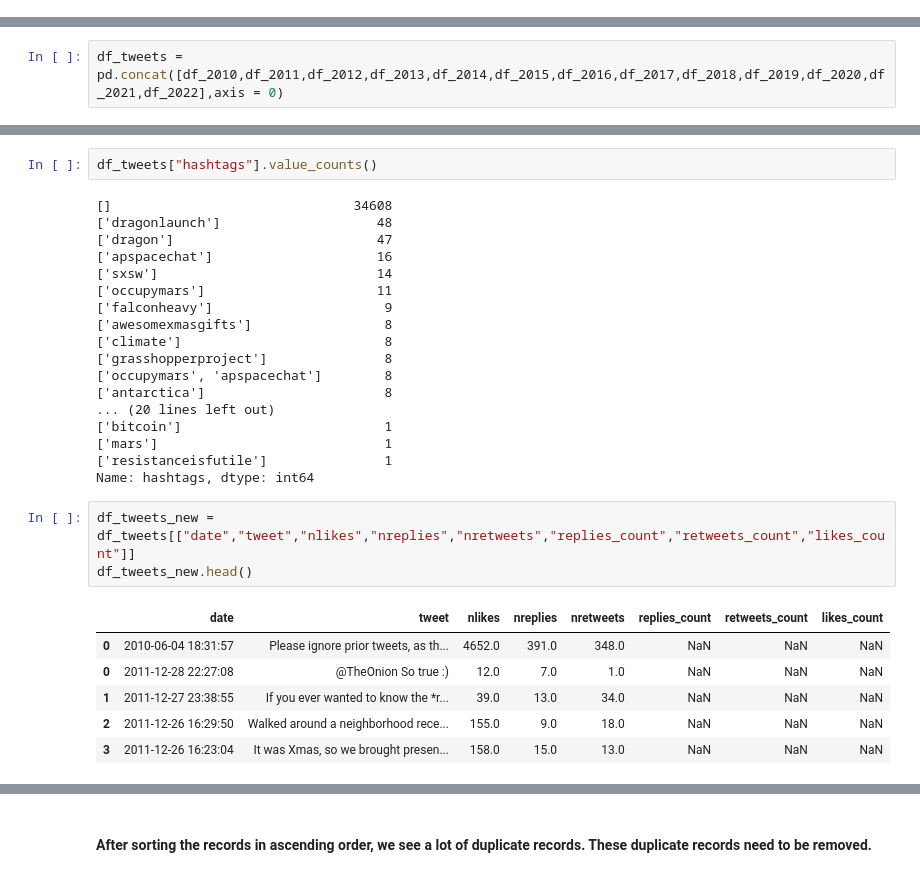
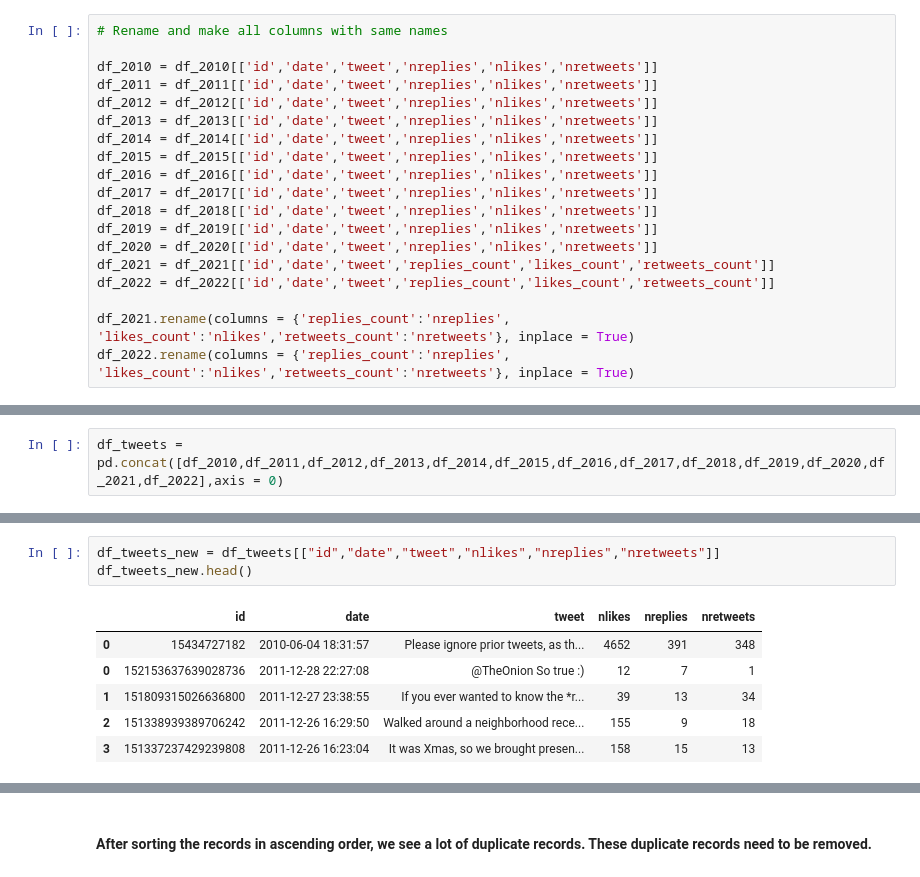
Before and after one commit to VanAntworth/To-The-Moon, a Jupyter notebook: Segment1_Delivery/Pre_Processing/Elon_tweets_preprocessing.ipynb, the cells around one changed output, grey strips where cells are left out. Drawn from its saved outputs; the diff is of its cells as text.

```diff
--- a/Segment1_Delivery/Pre_Processing/Elon_tweets_preprocessing.ipynb
+++ b/Segment1_Delivery/Pre_Processing/Elon_tweets_preprocessing.ipynb
@@ -53,6 +53,25 @@ shape of 2021 df: (3115, 36)
 shape of 2022 df: (1028, 36)
 # %% [markdown]
 ### From the above o/p I see that all the dataframes have the same number of columns (39) except for 2021 and 2022 (36).
+# %%
+# Rename and make all columns with same names
+
+df_2010 = df_2010[['id','date','tweet','nreplies','nlikes','nretweets']]
+df_2011 = df_2011[['id','date','tweet','nreplies','nlikes','nretweets']]
+df_2012 = df_2012[['id','date','tweet','nreplies','nlikes','nretweets']]
+df_2013 = df_2013[['id','date','tweet','nreplies','nlikes','nretweets']]
+df_2014 = df_2014[['id','date','tweet','nreplies','nlikes','nretweets']]
+df_2015 = df_2015[['id','date','tweet','nreplies','nlikes','nretweets']]
+df_2016 = df_2016[['id','date','tweet','nreplies','nlikes','nretweets']]
+df_2017 = df_2017[['id','date','tweet','nreplies','nlikes','nretweets']]
+df_2018 = df_2018[['id','date','tweet','nreplies','nlikes','nretweets']]
+df_2019 = df_2019[['id','date','tweet','nreplies','nlikes','nretweets']]
+df_2020 = df_2020[['id','date','tweet','nreplies','nlikes','nretweets']]
+df_2021 = df_2021[['id','date','tweet','replies_count','likes_count','retweets_count']]
+df_2022 = df_2022[['id','date','tweet','replies_count','likes_count','retweets_count']]
+
+df_2021.rename(columns = {'replies_count':'nreplies', 'likes_count':'nlikes','retweets_count':'nretweets'}, inplace = True)
+df_2022.rename(columns = {'replies_count':'nreplies', 'likes_count':'nlikes','retweets_count':'nretweets'}, inplace = True)
 # %%
 df_2010.columns
 # %% [output]
@@ -114,33 +114,13 @@ memory usage: 11.7+ MB
-# %%
-df_tweets["hashtags"].value_counts()
-# %% [output]
-[]                               34608
-['dragonlaunch']                    48
-['dragon']                          47
-['apspacechat']                     16
-['sxsw']                            14
-['occupymars']                      11
-['falconheavy']                      9
-['awesomexmasgifts']                 8
-['climate']                          8
-['grasshopperproject']               8
-['occupymars', 'apspacechat']        8
-['antarctica']                       8
-... (20 lines left out)
-['bitcoin']                          1
-['mars']                             1
-['resistanceisfutile']               1
-Name: hashtags, dtype: int64
 # %%
-df_tweets_new = df_tweets[["date","tweet","nlikes","nreplies","nretweets","replies_count","retweets_count","likes_count"]]
+df_tweets_new = df_tweets[["id","date","tweet","nlikes","nreplies","nretweets"]]
 df_tweets_new.head()
 # %% [output]
-|  | date | tweet | nlikes | nreplies | nretweets | replies_count | retweets_count | likes_count |
-| 0 | 2010-06-04 18:31:57 | Please ignore prior tweets, as th... | 4652.0 | 391.0 | 348.0 | NaN | NaN | NaN |
-| 0 | 2011-12-28 22:27:08 | @TheOnion So true :) | 12.0 | 7.0 | 1.0 | NaN | NaN | NaN |
-| 1 | 2011-12-27 23:38:55 | If you ever wanted to know the *r... | 39.0 | 13.0 | 34.0 | NaN | NaN | NaN |
-| 2 | 2011-12-26 16:29:50 | Walked around a neighborhood rece... | 155.0 | 9.0 | 18.0 | NaN | NaN | NaN |
-| 3 | 2011-12-26 16:23:04 | It was Xmas, so we brought presen... | 158.0 | 15.0 | 13.0 | NaN | NaN | NaN |
+|  | id | date | tweet | nlikes | nreplies | nretweets |
+| 0 | 15434727182 | 2010-06-04 18:31:57 | Please ignore prior tweets, as th... | 4652 | 391 | 348 |
+| 0 | 152153637639028736 | 2011-12-28 22:27:08 | @TheOnion So true :) | 12 | 7 | 1 |
+| 1 | 151809315026636800 | 2011-12-27 23:38:55 | If you ever wanted to know the *r... | 39 | 13 | 34 |
+| 2 | 151338939389706242 | 2011-12-26 16:29:50 | Walked around a neighborhood rece... | 155 | 9 | 18 |
+| 3 | 151337237429239808 | 2011-12-26 16:23:04 | It was Xmas, so we brought presen... | 158 | 15 | 13 |
 # %%
 #Convert the date column from string to "datetime" column. extracting just the date.
 df_tweets_new['date'] = pd.to_datetime(df_tweets_new['date']).dt.date
```
Also changed, not shown: parts of 30 cells of this notebook.
